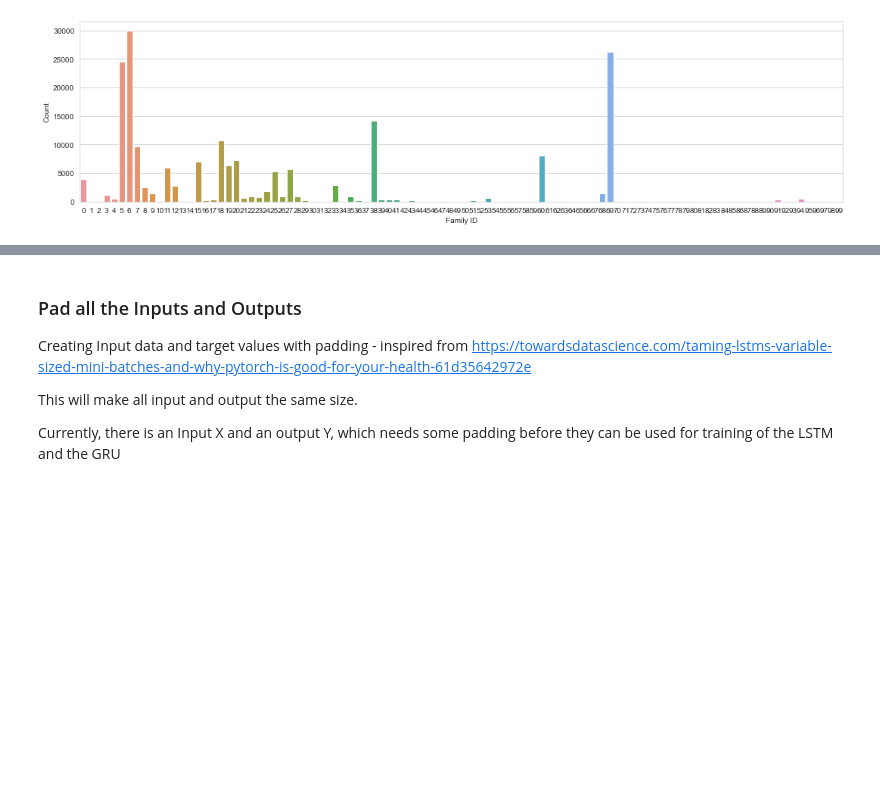
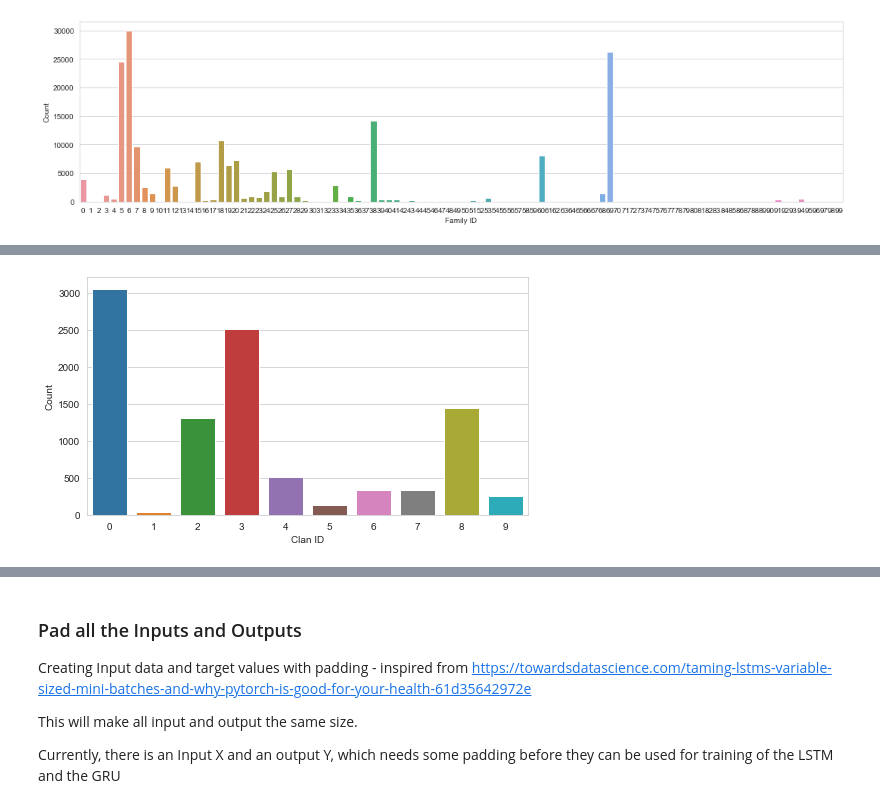
Before and after one commit to hansemandse/prowave, a Jupyter notebook: src/DeeplearningProject.ipynb, the cells around one changed output, grey strips where cells are left out. Cells and saved outputs as stored; diff of their text form; code cells hidden in the pictures; blank space fills up the shorter version.

```diff
--- a/src/DeeplearningProject.ipynb
+++ b/src/DeeplearningProject.ipynb
@@ -249,0 +276,9 @@ memory usage: 5.8+ MB
+# %%
+# Plot the number of proteins in each clan
+pdf = pd.DataFrame.from_dict({'Clan ID' : list(range(CLANS)),'Count' : [len(valid_data[valid_data['Clan ID']==i]) for i in range(CLANS)]})
+plt.figure(figsize=(7,4))
+sns.barplot(x='Clan ID', y='Count', data=pdf)
+plt.tight_layout()
+plt.show()
+# %% [output]
+[figure, added]
```
Also changed, not shown: parts of 25 cells of this notebook.
